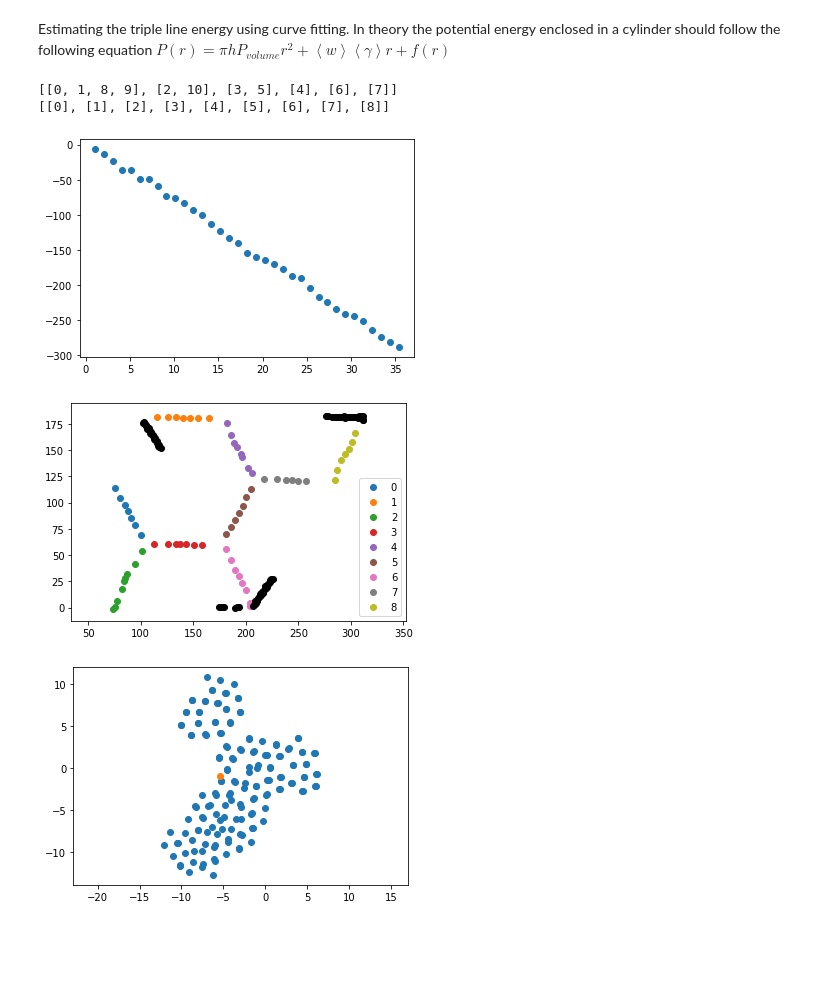
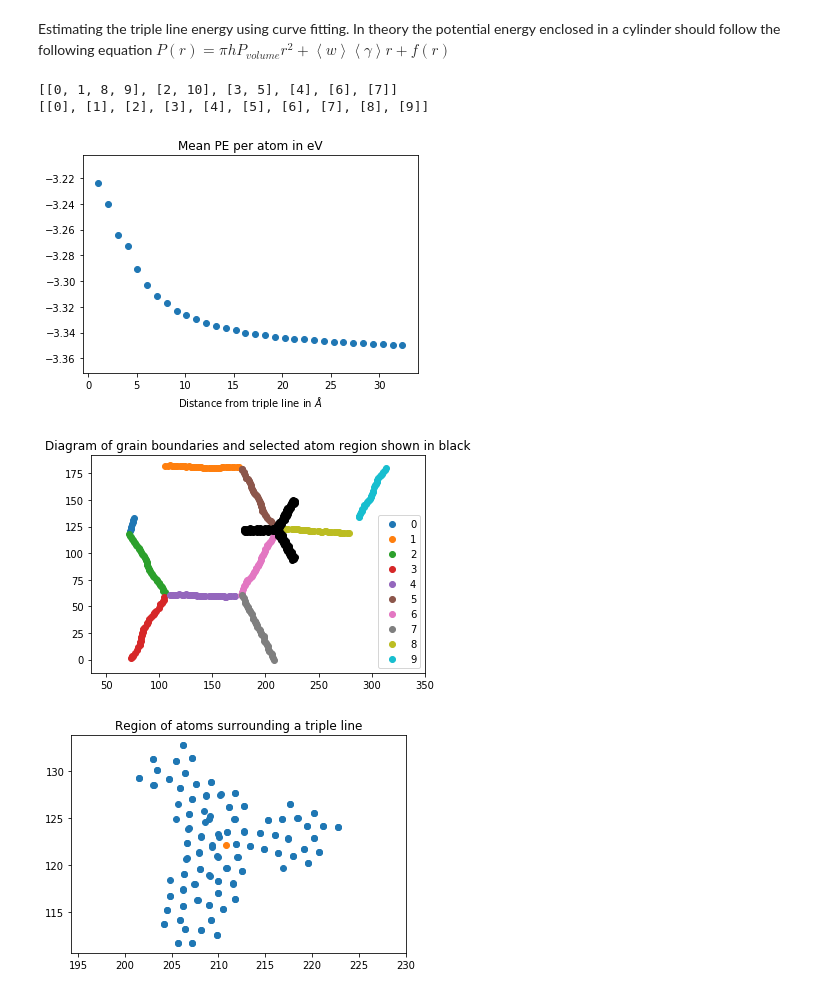
Before and after one commit to PaulTwine/TripleLines.github.io, a Jupyter notebook: TripleLine Fitting.ipynb, the cells around one changed output. Cells and saved outputs as stored; diff of their text form; code cells hidden in the pictures; blank space fills up the shorter version.

Commit message:
Changes to quantised points to use a finer grid

```diff
--- a/TripleLine Fitting.ipynb
+++ b/TripleLine Fitting.ipynb
@@ -49,40 +47,47 @@ def Rational(r,a,b,c):
     return (a*r**3+b)/(r**2+c)
 def Composite(r,a,b,c):
     return a*r + b*(r+1)**(-1) +c
+# %%
+strDumpFile = '../../PythonLAMMPS/VolumeTest/dump.eam'
+#strDumpFile = '../data/dump.eam'
+#strDumpFile = '/home/paul/csf3_scratch/TripleLines/data3/dump.eam3'
+a1=4.05
+a2= np.sqrt(3)*4.05
+strPMFile = strDumpFile + 'PM'
+objData= LD.LAMMPSData(strPMFile,1)
+objProcess = objData.GetTimeStepByIndex(-1)
+objProcess.CategoriseAtoms()
+h = objProcess.CellHeight
+arrTriplePoints = objProcess.FindTripleLines(a2/4,a2,1)
+print(objProcess.MergePeriodicTripleLines(a2))
+print(objProcess.MergePeriodicGrainBoundaries(a2/8))
+# %% [output]
+[[0, 1, 8, 9], [2, 10], [3, 5], [4], [6], [7]]
+[[0], [1], [2], [3], [4], [5], [6], [7], [8], [9]]
 # %%
-intTripleLine = 0
-strDumpFile = '../../PythonLAMMPS/VolumeTest/dump.eam'
-#strDumpFile = '../data/dump.eam'
-#strDumpFile = '/home/paul/csf3_scratch/TripleLines/data3/dump.eam3'
-a1=4.05
-a2= np.sqrt(3)*4.05
-strPMFile = strDumpFile + 'PM'
-objData= LD.LAMMPSData(strPMFile,1)
-objProcess = objData.GetTimeStepByIndex(-1)
-objProcess.CategoriseAtoms()
-h = objProcess.CellHeight
-arrTriplePoints = objProcess.FindTripleLines(a2,3*a2,2)
-print(objProcess.MergePeriodicTripleLines(a2))
-print(objProcess.MergePeriodicGrainBoundaries(a1/2))
-lstR, lstV,lstI = objProcess.FindThreeGrainStrips(intTripleLine,a1/2,a1/4, 'sum')
+intTripleLine = 7
+lstR, lstV,lstI = objProcess.FindThreeGrainStrips(intTripleLine,a1,a1/4, 'mean')
 plt.scatter(lstR,lstV)
+plt.title('Mean PE per atom in eV')
+plt.xlabel('Distance from triple line in $\AA$')
 plt.show()
 plt.axis('equal')
 for j in range(len(objProcess.GetGrainBoundaries())):
     plt.scatter(objProcess.GetGrainBoundaries(j).GetPoints()[:,0], objProcess.GetGrainBoundaries(j).GetPoints()[:,1])
 plt.legend(list(range(len(objProcess.GetGrainBoundaries()))))
 plt.scatter(objProcess.GetAtomsByID(lstI)[:,1],objProcess.GetAtomsByID(lstI)[:,2], c='black')
+plt.title('Diagram of grain boundaries and selected atom region shown in black')
 plt.show()
 plt.axis('equal')
 arrPoints = objProcess.FindValuesInCylinder(objProcess.GetOtherAtoms()[:,0:4],
                                             arrTriplePoints[intTripleLine], 3*a1,h,[1,2,3])
 arrMovedPoints = objProcess.PeriodicShiftAllCloser( arrTriplePoints[intTripleLine], arrPoints)
 plt.scatter(arrMovedPoints[:,0],arrMovedPoints[:,1])
 plt.scatter(arrTriplePoints[intTripleLine,0], arrTriplePoints[intTripleLine,1])
+#plt.scatter(arrPoint[0], arrPoint[1])
+plt.title('Region of atoms surrounding a triple line')
 plt.show()
 # %% [output]
-[[0, 1, 8, 9], [2, 10], [3, 5], [4], [6], [7]]
-[[0], [1], [2], [3], [4], [5], [6], [7], [8]]
-[figure, old version]
+[figure, new version]
-[figure, old version]
+[figure, new version]
-[figure, old version]
+[figure, new version]
```
Also changed, not shown: parts of 8 cells of this notebook, 3 other files.
